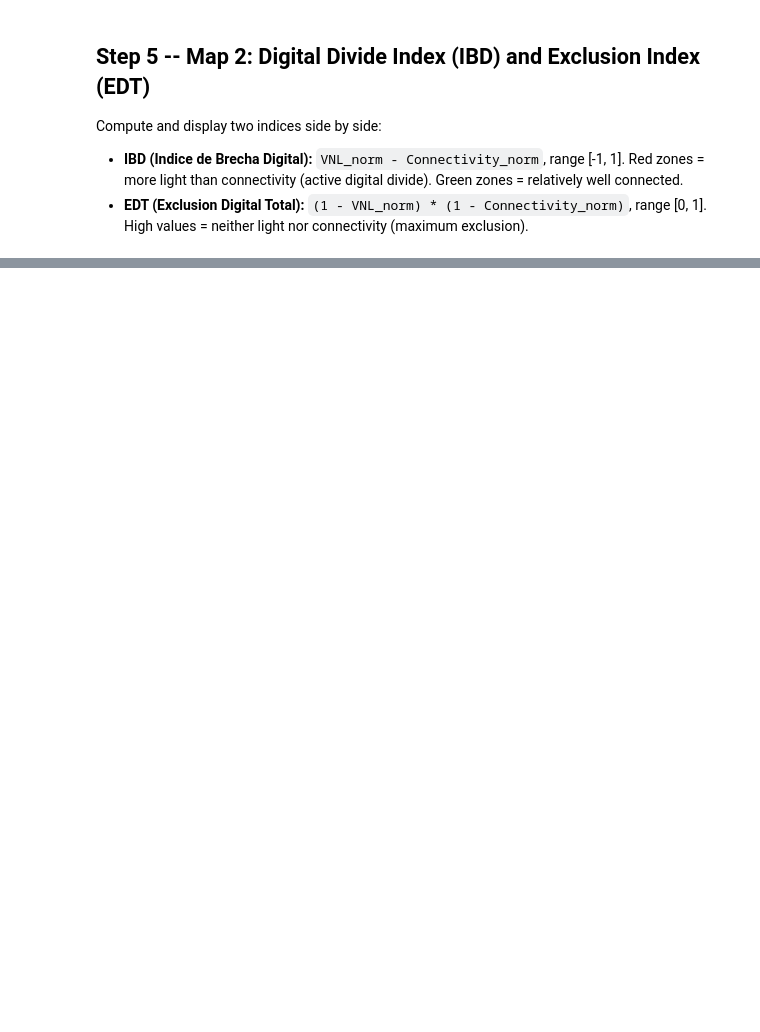
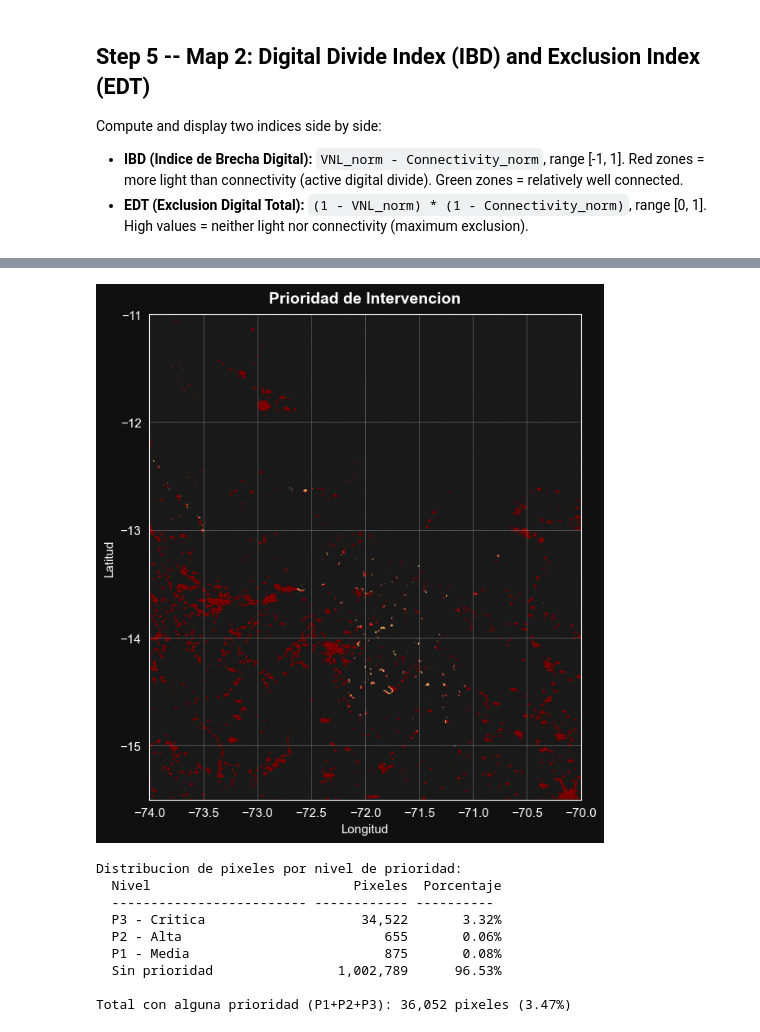
Before and after one commit to DiegoTurpo/raster-digital-divide, a Jupyter notebook: notebooks/digital_divide_cusco.ipynb, the cells around one changed output, grey strips where cells are left out. Drawn from its saved outputs; the diff is of its cells as text; code cells hidden in the pictures; blank space fills up the shorter version.

```diff
--- a/notebooks/digital_divide_cusco.ipynb
+++ b/notebooks/digital_divide_cusco.ipynb
@@ -311,0 +416,74 @@ print(f'EDT stats: min={EDT.min():.3f}  max={EDT.max():.3f}  mean={EDT.mean():.3
+# %%
+# --- Build priority raster (0 = no priority) ---
+priority = np.zeros(vnl_norm.shape, dtype=np.uint8)
+
+# Apply from least to most severe so critical overrides high overrides medium
+mask_p1 = (vnl_norm >= 0.10) & (conn_norm < 0.25)
+priority[mask_p1] = 1
+
+mask_p2 = (vnl_norm >= 0.15) & (conn_norm < 0.15)
+priority[mask_p2] = 2
+
+mask_p3 = (vnl_norm >= 0.30) & (conn_norm < 0.10)
+priority[mask_p3] = 3
+
+# --- Discrete colormap (paleta sin cambios) ---
+priority_colors = {
+    0: '#1a1a1a',   # No priority - dark gray
+    1: '#fdae61',   # Medium (P1) - orange
+    2: '#d7191c',   # High   (P2) - red
+    3: '#7b0000',   # Critical (P3) - dark red
+}
+priority_labels = {
+    0: 'Sin prioridad',
+    1: 'P1 - Media',
+    2: 'P2 - Alta',
+    3: 'P3 - Critica',
+}
+
+cmap_disc = mcolors.ListedColormap([priority_colors[k] for k in [0, 1, 2, 3]])
+bounds    = [-0.5, 0.5, 1.5, 2.5, 3.5]
+norm_disc = mcolors.BoundaryNorm(bounds, cmap_disc.N)
+
+# --- Plot ---
+fig, ax = plt.subplots(figsize=(8, 7), facecolor='#101010')
+ax.set_facecolor('#101010')
+
+im = ax.imshow(priority, cmap=cmap_disc, norm=norm_disc, extent=extent, origin='upper')
+
+ax.set_title('Prioridad de Intervencion', fontsize=14, fontweight='bold', color='white', pad=10)
+ax.set_xlabel('Longitud', color='white')
+ax.set_ylabel('Latitud',  color='white')
+ax.tick_params(colors='white')
+for spine in ax.spines.values():
+    spine.set_color('white')
+ax.grid(True, color='white', linewidth=0.4, alpha=0.4)
+
+plt.tight_layout()
+plt.show()
+
+# --- Report counts ---
+total_pixels = priority.size
+print('Distribucion de pixeles por nivel de prioridad:')
+print(f'  {"Nivel":<25s} {"Pixeles":>12s}  {"Porcentaje":>10s}')
+print(f'  {"-"*25} {"-"*12} {"-"*10}')
+for k in [3, 2, 1, 0]:
+    count = int((priority == k).sum())
+    pct = 100.0 * count / total_pixels
+    print(f'  {priority_labels[k]:<25s} {count:>12,}  {pct:>9.2f}%')
+
+total_priority = int((priority > 0).sum())
+pct_priority = 100.0 * total_priority / total_pixels
+print()
+print(f'Total con alguna prioridad (P1+P2+P3): {total_priority:,} pixeles ({pct_priority:.2f}%)')
+# %% [output]
+[figure, added]
+Distribucion de pixeles por nivel de prioridad:
+  Nivel                          Pixeles  Porcentaje
+  ------------------------- ------------ ----------
+  P3 - Critica                    34,522       3.32%
+  P2 - Alta                          655       0.06%
+  P1 - Media                         875       0.08%
+  Sin prioridad                1,002,789      96.53%
+
+Total con alguna prioridad (P1+P2+P3): 36,052 pixeles (3.47%)
```
Also changed, not shown: parts of 9 cells of this notebook.
